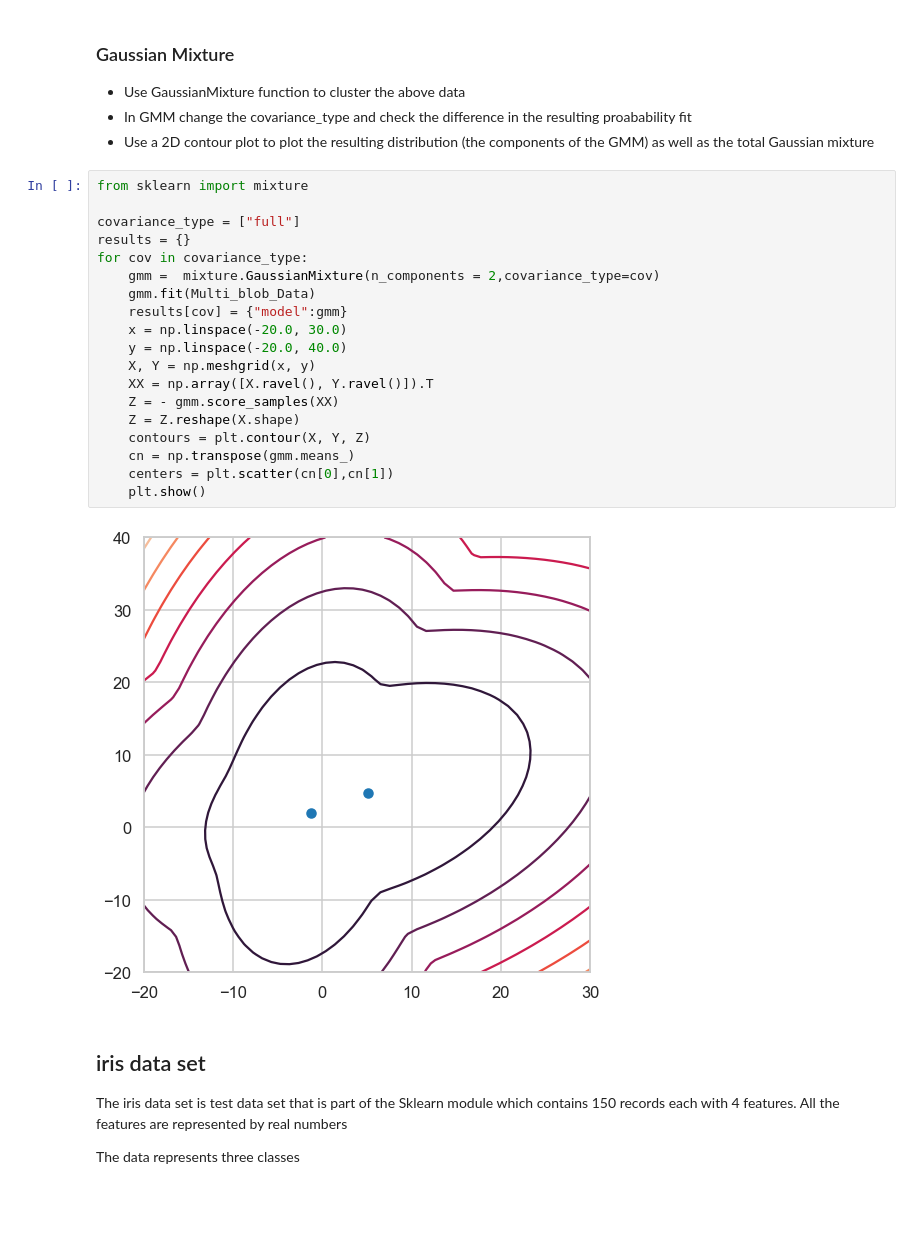
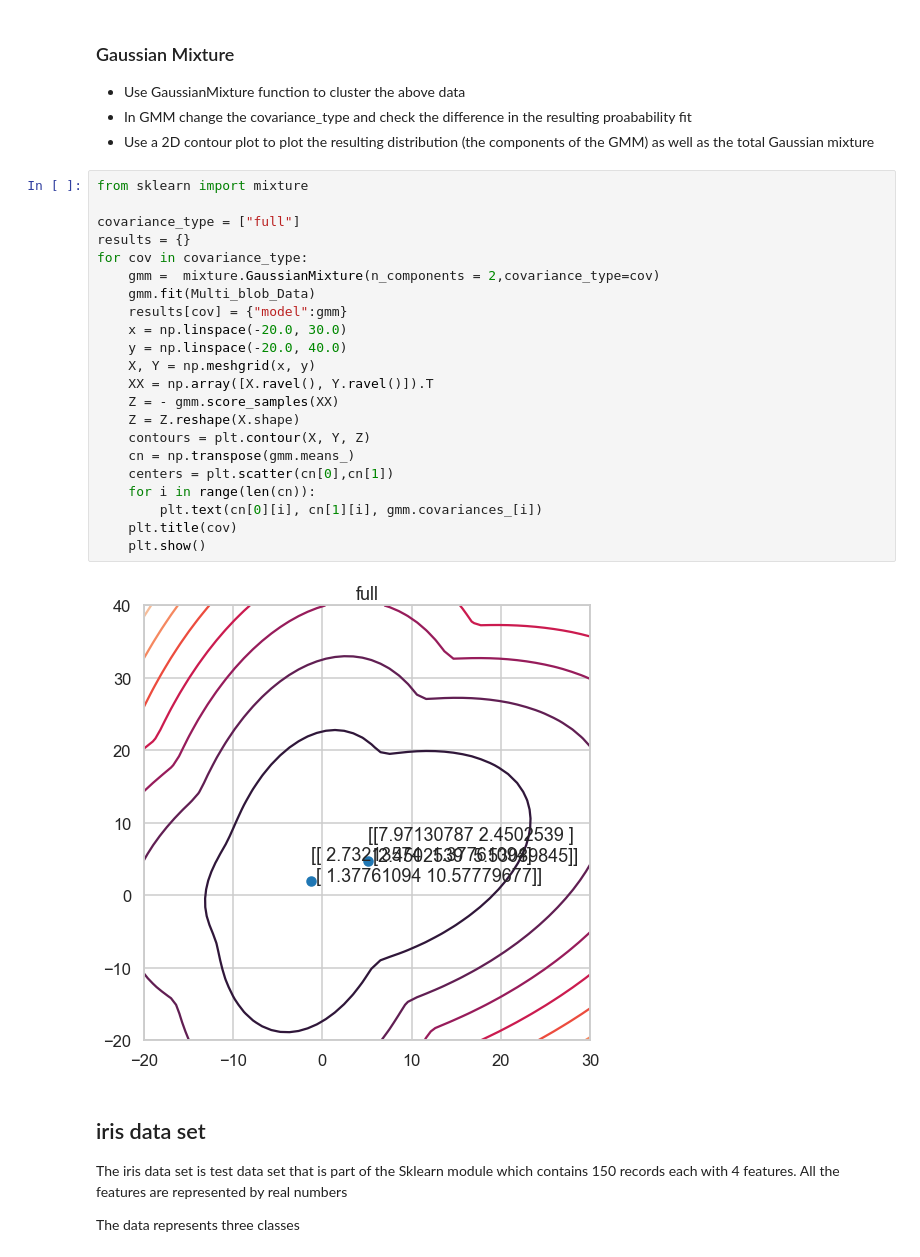
Before and after one commit to ahmednadr/guc-clustering-notebook, a Jupyter notebook: Clustering Project.ipynb, the cells around one changed output. Drawn from its saved outputs; the diff is of its cells as text; blank space fills up the shorter version.

Commit message:
more details (means and covars)

```diff
--- a/Clustering Project.ipynb
+++ b/Clustering Project.ipynb
@@ -177,24 +177,27 @@ print(results)
 # %%
 from sklearn import mixture
 
 covariance_type = ["full"]
 results = {}
 for cov in covariance_type:
     gmm =  mixture.GaussianMixture(n_components = 2,covariance_type=cov)
     gmm.fit(Multi_blob_Data)
     results[cov] = {"model":gmm}
     x = np.linspace(-20.0, 30.0)
     y = np.linspace(-20.0, 40.0)
     X, Y = np.meshgrid(x, y)
     XX = np.array([X.ravel(), Y.ravel()]).T
     Z = - gmm.score_samples(XX)
     Z = Z.reshape(X.shape)
     contours = plt.contour(X, Y, Z)
     cn = np.transpose(gmm.means_)
     centers = plt.scatter(cn[0],cn[1])
+    for i in range(len(cn)):
+        plt.text(cn[0][i], cn[1][i], gmm.covariances_[i])
+    plt.title(cov)
     plt.show()
 # %% [output]
-[figure, old version]
+[figure, new version]
 # %% [markdown]
 ## iris data set
 The iris data set is test data set that is part of the Sklearn module
```
